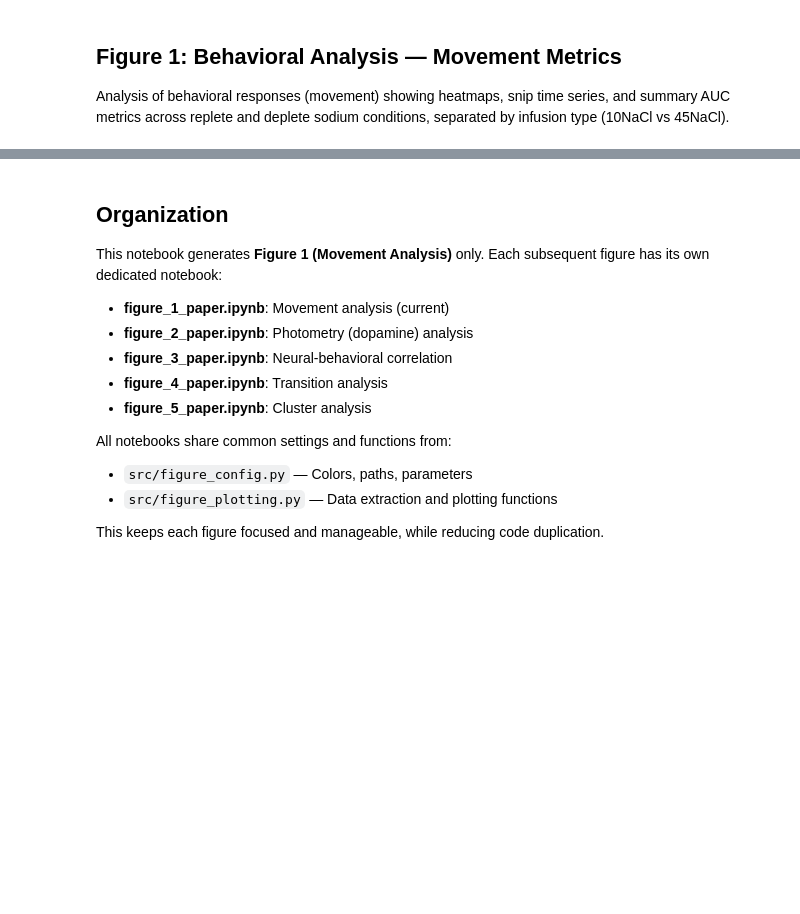
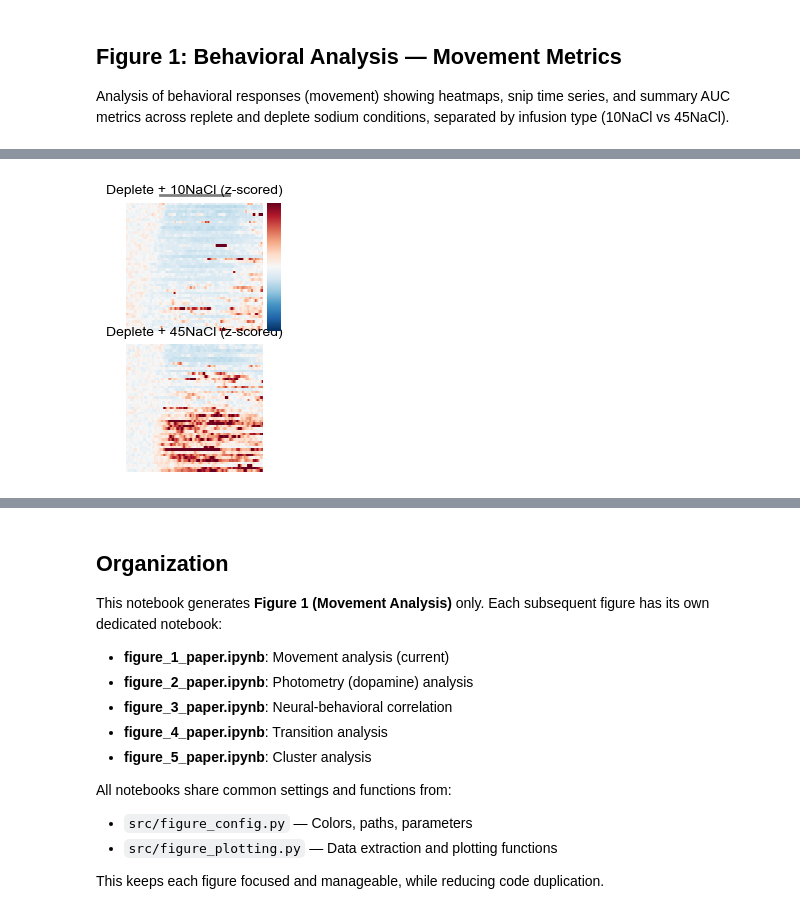
Before and after one commit to jaimemcc/bazzino, a Jupyter notebook: notebooks/figure_1_paper.ipynb, the cells around one changed output, grey strips where cells are left out. Saved outputs shown, nothing was run; the diff lists cells and outputs as text; code cells hidden in the pictures; blank space fills up the shorter version.

```diff
--- a/notebooks/figure_1_paper.ipynb
+++ b/notebooks/figure_1_paper.ipynb
@@ -212,24 +224,23 @@ plt.show()
 # %%
 ### Z-scored Angular Velocity (baseline normalized) - Deplete Condition
 
 f, ax1, ax2, cbar_ax = init_heatmap_figure()
 
 # Deplete + 10NaCl (z-scored)
-heatmap_data_dep_10_zscored = get_heatmap_data(snips_movement, x_array, "deplete", "10NaCl")
+heatmap_data_dep_10_zscored = get_heatmap_data(snips_movement_zscored, x_array, "deplete", "10NaCl")
 make_heatmap(heatmap_data_dep_10_zscored, ax1, vlim_zscored, inf_bar=True, cmap='RdBu_r')
 
 # Deplete + 45NaCl (z-scored)
-heatmap_data_dep_45_zscored = get_heatmap_data(snips_angvel_zscored, x_array, "deplete", "45NaCl")
+heatmap_data_dep_45_zscored = get_heatmap_data(snips_movement_zscored, x_array, "deplete", "45NaCl")
 make_heatmap(heatmap_data_dep_45_zscored, ax2, vlim_zscored, cbar_ax=cbar_ax, cmap='RdBu_r')
 
 ax1.set_title("Deplete + 10NaCl (z-scored)", fontsize=10)
 ax2.set_title("Deplete + 45NaCl (z-scored)", fontsize=10)
 
 if SAVE_FIGS:
-    save_figure(f, "fig1_heatmap_angvel_zscored_deplete", FIGSFOLDER)
-
-plt.tight_layout()
-plt.show()
+    save_figure_atomic(f, "fig1_heatmap_movement_zscored_deplete", FIGSFOLDER)
+# %% [output]
+[figure, added]
 # %%
 ### 1C. Time Series Snips — Replete Condition
 
```
Also changed, not shown: parts of 13 cells of this notebook, 5 other files.
